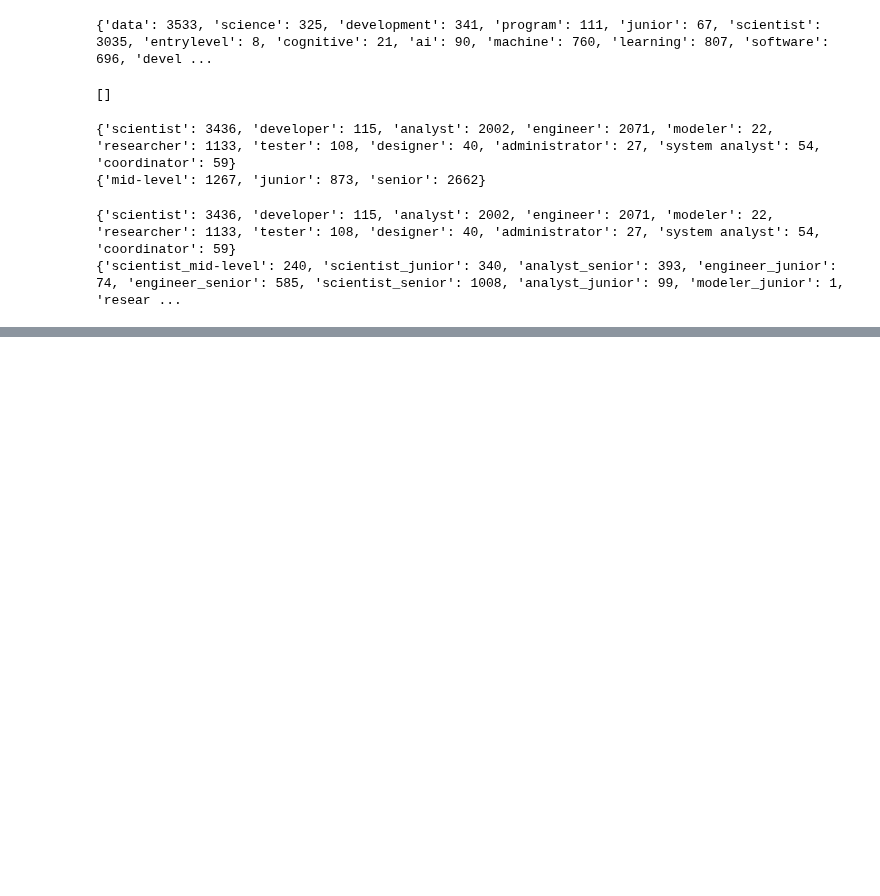
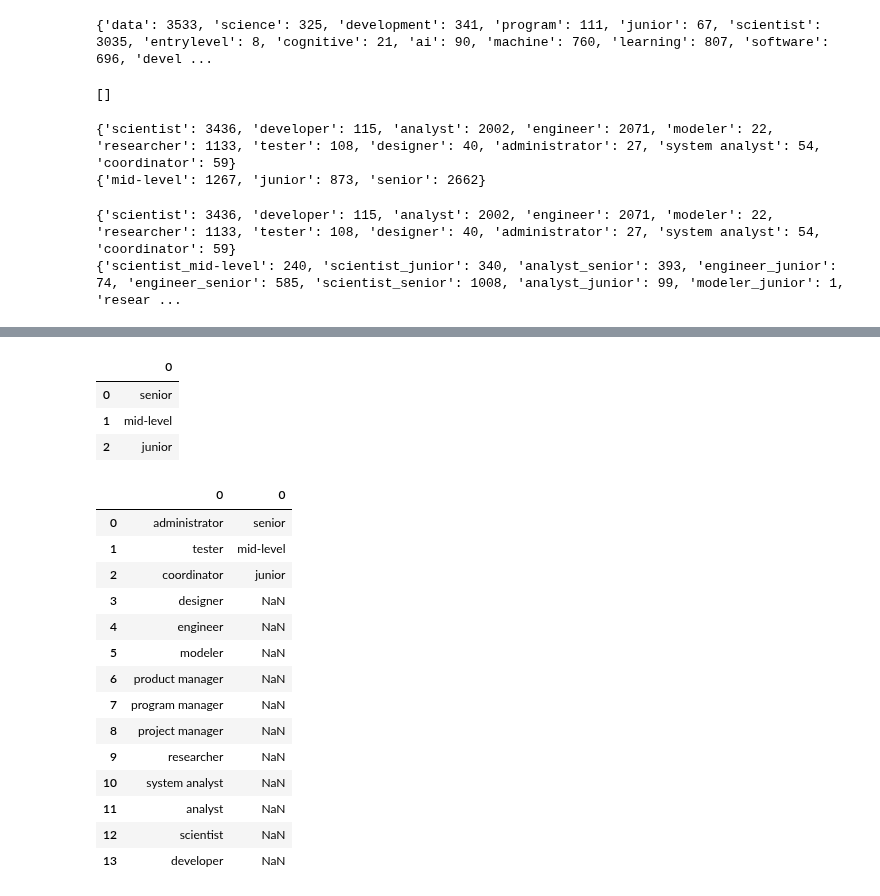
Before and after one commit to DataAnalyticsUCBX/Job_Analytics, a Jupyter notebook: Job_Analytics.ipynb, the cells around one changed output, grey strips where cells are left out. Saved outputs shown, nothing was run; the diff lists cells and outputs as text; code cells hidden in the pictures; blank space fills up the shorter version.

```diff
--- a/Job_Analytics.ipynb
+++ b/Job_Analytics.ipynb
@@ -392,3 +392,6 @@ print(job_level_count)
 # %% [output]
 {'scientist': 3436, 'developer': 115, 'analyst': 2002, 'engineer': 2071, 'modeler': 22, 'researcher': 1133, 'tester': 108, 'designer': 40, 'administrator': 27, 'system analyst': 54, 'coordinator': 59}
 {'scientist_mid-level': 240, 'scientist_junior': 340, 'analyst_senior': 393, 'engineer_junior': 74, 'engineer_senior': 585, 'scientist_senior': 1008, 'analyst_junior': 99, 'modeler_junior': 1, 'resear ...
+# %%
+job_type_df = pd.DataFrame.from_dict(job_type)
+job_type_df
@@ -394,0 +414,27 @@ print(job_level_count)
+# %%
+jb_level_df = pd.DataFrame.from_dict(job_level)
+jb_level_df
+# %% [output]
+|  | 0 |
+| 0 | senior |
+| 1 | mid-level |
+| 2 | junior |
+# %%
+job_type_level_df = pd.concat([job_type_df,jb_level_df], axis=1, ignore_index=False)
+job_type_level_df
+# %% [output]
+|  | 0 | 0 |
+| 0 | administrator | senior |
+| 1 | tester | mid-level |
+| 2 | coordinator | junior |
+| 3 | designer | NaN |
+| 4 | engineer | NaN |
+| 5 | modeler | NaN |
+| 6 | product manager | NaN |
+| 7 | program manager | NaN |
+| 8 | project manager | NaN |
+| 9 | researcher | NaN |
+| 10 | system analyst | NaN |
+| 11 | analyst | NaN |
+| 12 | scientist | NaN |
+| 13 | developer | NaN |
```
Also changed, not shown: parts of 1 cell of this notebook.
